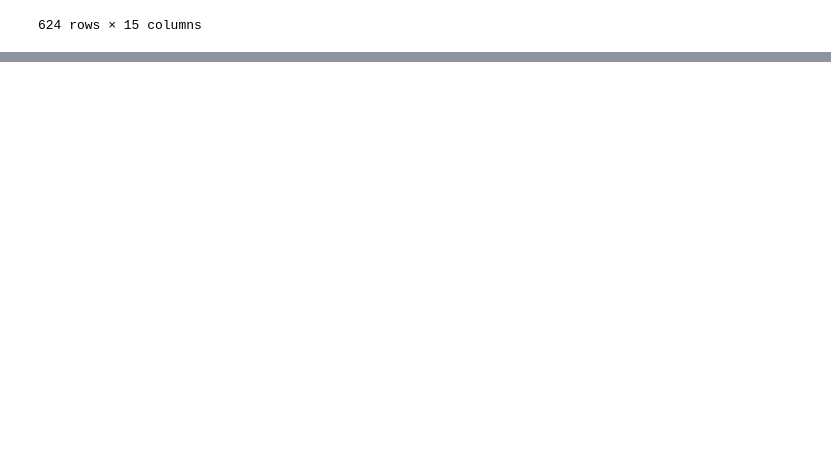
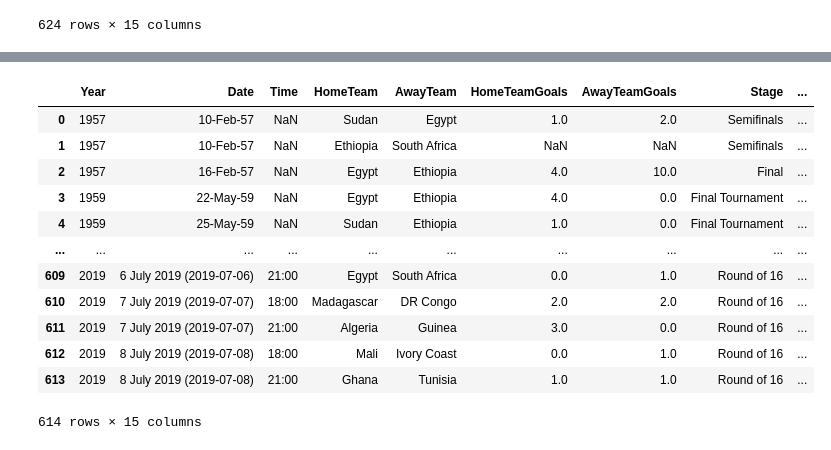
Before and after one commit to Ssaava/recess2, a Jupyter notebook: lecture9/ssenteza_emmanuel_afternoon_dataframes.ipynb, the cells around one changed output, grey strips where cells are left out. Cells and saved outputs as stored; diff of their text form; code cells hidden in the pictures; blank space fills up the shorter version.

Commit message:
Lecture 9 and 10 (Machine learning and data visualization

```diff
--- a/lecture9/ssenteza_emmanuel_afternoon_dataframes.ipynb
+++ b/lecture9/ssenteza_emmanuel_afternoon_dataframes.ipynb
@@ -204,7 +204,8 @@ dataSet
 624 rows × 15 columns
 # %%
 # 13. Changing 'Uganda' to 'China' in the 'AwayTeam' column:
-dataSet.loc[dataSet['AwayTeam'] == 'Uganda', 'AwayTeam'] = 'China'
+
+dataSet.loc[dataSet['AwayTeam'] == 'Egypt', 'AwayTeam'] = 'China'
 dataSet
 # %% [output]
 |  | Year | Date | Time | HomeTeam | AwayTeam | HomeTeamGoals | AwayTeamGoals | Stage | ... |
@@ -220,3 +221,7 @@ dataSet
 | 622 | 2022 | NaN | NaN | Team1 | Team2 | 2.0 | 3.0 | Group Stage | ... |
 | 623 | 2022 | NaN | NaN | Team3 | Team4 | 4.0 | 1.0 | Group Stage | ... |
 624 rows × 15 columns
+# %%
+# 14. Resetting the index of the DataFrame:
+dataSet.reset_index(drop=True, inplace=True)
+dataSet
@@ -222,0 +250,4 @@ dataSet
+# %%
+# 16. Converting the datatype of the 'AwayTeamGoals' column from int to float:
+dataSet['AwayTeamGoals'] = dataSet['AwayTeamGoals'].astype(float)
+dataSet
@@ -222,0 +268,18 @@ dataSet
+# %%
+# 17. Removing the last 10 rows from the DataFrame:
+dataSet = dataSet[:-10]
+dataSet
+# %% [output]
+|  | Year | Date | Time | HomeTeam | AwayTeam | HomeTeamGoals | AwayTeamGoals | Stage | ... |
+| 0 | 1957 | 10-Feb-57 | NaN | Sudan | Egypt | 1.0 | 2.0 | Semifinals | ... |
+| 1 | 1957 | 10-Feb-57 | NaN | Ethiopia | South Africa | NaN | NaN | Semifinals | ... |
+| 2 | 1957 | 16-Feb-57 | NaN | Egypt | Ethiopia | 4.0 | 10.0 | Final | ... |
+| 3 | 1959 | 22-May-59 | NaN | Egypt | Ethiopia | 4.0 | 0.0 | Final Tournament | ... |
+| 4 | 1959 | 25-May-59 | NaN | Sudan | Ethiopia | 1.0 | 0.0 | Final Tournament | ... |
+| ... | ... | ... | ... | ... | ... | ... | ... | ... | ... |
+| 609 | 2019 | 6 July 2019 (2019-07-06) | 21:00 | Egypt | South Africa | 0.0 | 1.0 | Round of 16 | ... |
+| 610 | 2019 | 7 July 2019 (2019-07-07) | 18:00 | Madagascar | DR Congo | 2.0 | 2.0 | Round of 16 | ... |
+| 611 | 2019 | 7 July 2019 (2019-07-07) | 21:00 | Algeria | Guinea | 3.0 | 0.0 | Round of 16 | ... |
+| 612 | 2019 | 8 July 2019 (2019-07-08) | 18:00 | Mali | Ivory Coast | 0.0 | 1.0 | Round of 16 | ... |
+| 613 | 2019 | 8 July 2019 (2019-07-08) | 21:00 | Ghana | Tunisia | 1.0 | 1.0 | Round of 16 | ... |
+614 rows × 15 columns
```
Also changed, not shown: parts of 5 cells of this notebook, 7 other files.
